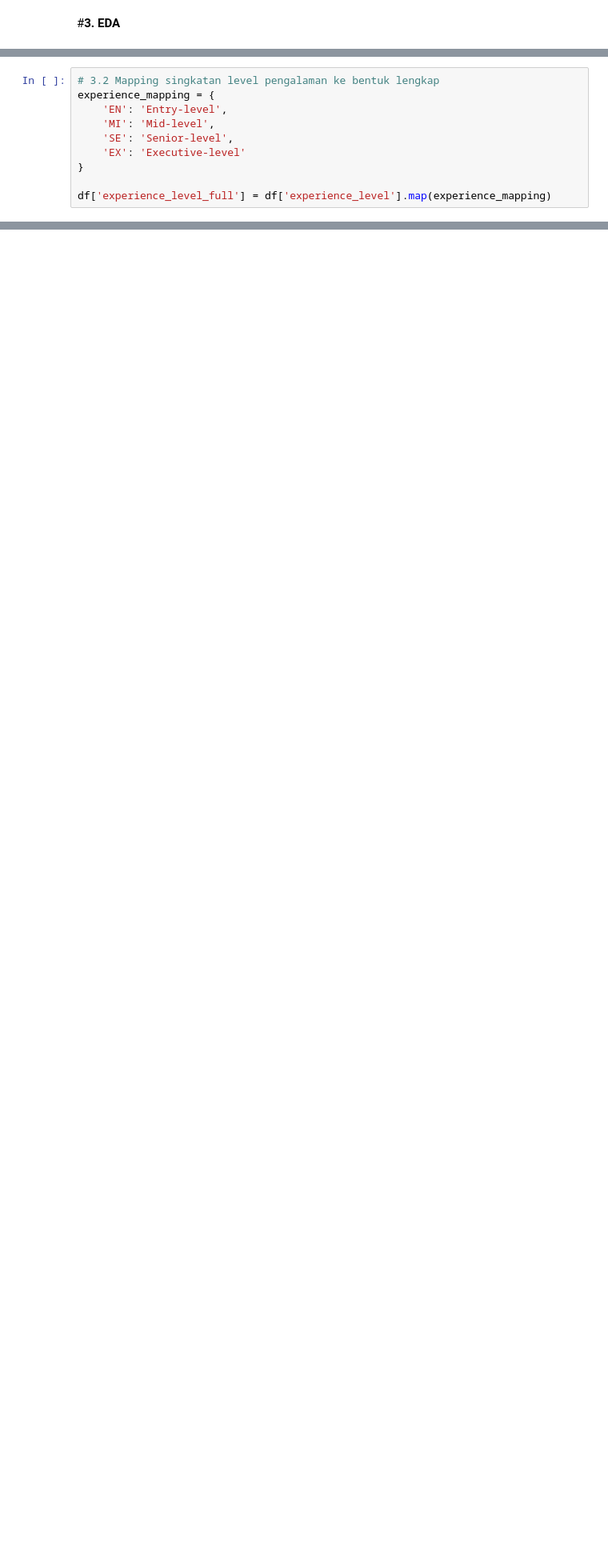
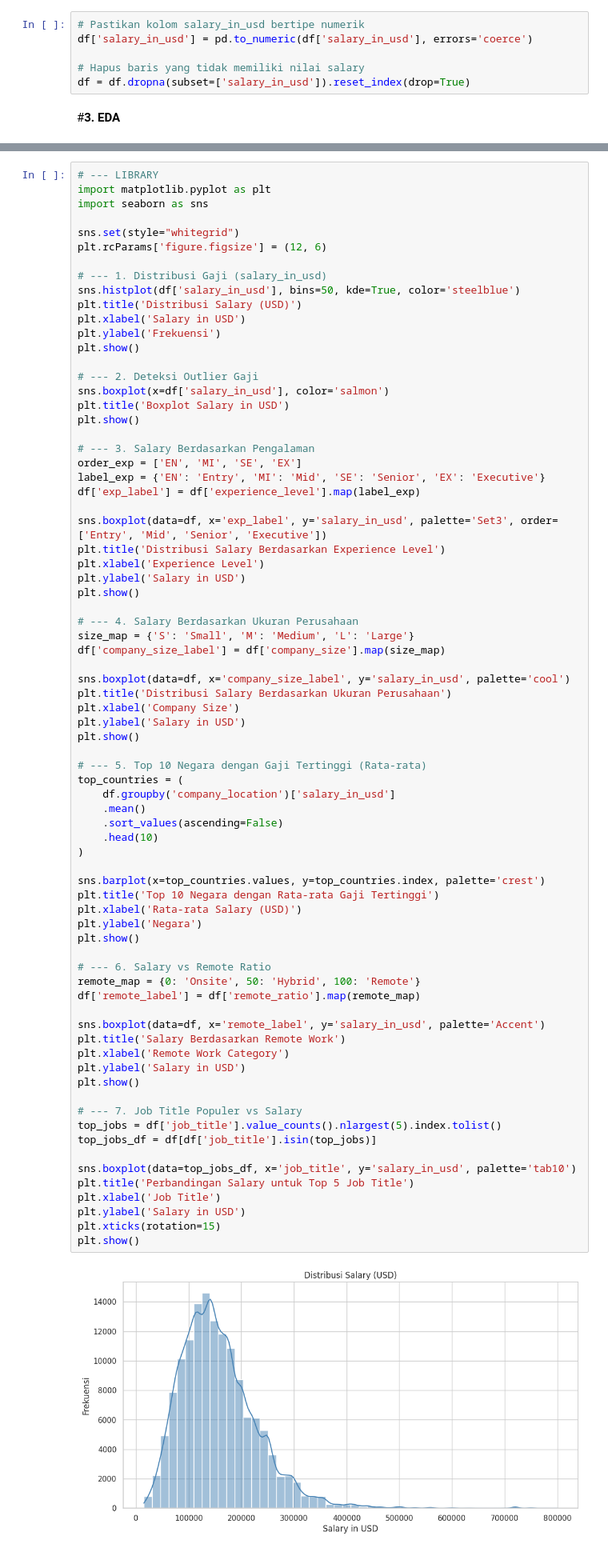
Before and after one commit to fathanzys/Data, a Jupyter notebook: uas_DataMining.ipynb, the cells around one changed output, grey strips where cells are left out. Shown at 80% size. Cells and saved outputs as stored; diff of their text form; blank space fills up the shorter version.

```diff
--- a/uas_DataMining.ipynb
+++ b/uas_DataMining.ipynb
@@ -105,2 +115,8 @@ for col in categorical_cols:
+# %%
+# Pastikan kolom salary_in_usd bertipe numerik
+df['salary_in_usd'] = pd.to_numeric(df['salary_in_usd'], errors='coerce')
+
+# Hapus baris yang tidak memiliki nilai salary
+df = df.dropna(subset=['salary_in_usd']).reset_index(drop=True)
 # %% [markdown]
 #**3. EDA**
@@ -125,10 +122,0 @@ plt.show()
-# %%
-# 3.2 Mapping singkatan level pengalaman ke bentuk lengkap
-experience_mapping = {
-    'EN': 'Entry-level',
-    'MI': 'Mid-level',
-    'SE': 'Senior-level',
-    'EX': 'Executive-level'
-}
-
-df['experience_level_full'] = df['experience_level'].map(experience_mapping)
@@ -193,0 +139,77 @@ Name: salary_in_usd, dtype: float64
+# %%
+# --- LIBRARY
+import matplotlib.pyplot as plt
+import seaborn as sns
+
+sns.set(style="whitegrid")
+plt.rcParams['figure.figsize'] = (12, 6)
+
+# --- 1. Distribusi Gaji (salary_in_usd)
+sns.histplot(df['salary_in_usd'], bins=50, kde=True, color='steelblue')
+plt.title('Distribusi Salary (USD)')
+plt.xlabel('Salary in USD')
+plt.ylabel('Frekuensi')
+plt.show()
+
+# --- 2. Deteksi Outlier Gaji
+sns.boxplot(x=df['salary_in_usd'], color='salmon')
+plt.title('Boxplot Salary in USD')
+plt.show()
+
+# --- 3. Salary Berdasarkan Pengalaman
+order_exp = ['EN', 'MI', 'SE', 'EX']
+label_exp = {'EN': 'Entry', 'MI': 'Mid', 'SE': 'Senior', 'EX': 'Executive'}
+df['exp_label'] = df['experience_level'].map(label_exp)
+
+sns.boxplot(data=df, x='exp_label', y='salary_in_usd', palette='Set3', order=['Entry', 'Mid', 'Senior', 'Executive'])
+plt.title('Distribusi Salary Berdasarkan Experience Level')
+plt.xlabel('Experience Level')
+plt.ylabel('Salary in USD')
+plt.show()
+
+# --- 4. Salary Berdasarkan Ukuran Perusahaan
+size_map = {'S': 'Small', 'M': 'Medium', 'L': 'Large'}
+df['company_size_label'] = df['company_size'].map(size_map)
+
+sns.boxplot(data=df, x='company_size_label', y='salary_in_usd', palette='cool')
+plt.title('Distribusi Salary Berdasarkan Ukuran Perusahaan')
+plt.xlabel('Company Size')
+plt.ylabel('Salary in USD')
+plt.show()
+
+# --- 5. Top 10 Negara dengan Gaji Tertinggi (Rata-rata)
+top_countries = (
+    df.groupby('company_location')['salary_in_usd']
+    .mean()
+    .sort_values(ascending=False)
+    .head(10)
+)
+
+sns.barplot(x=top_countries.values, y=top_countries.index, palette='crest')
+plt.title('Top 10 Negara dengan Rata-rata Gaji Tertinggi')
+plt.xlabel('Rata-rata Salary (USD)')
+plt.ylabel('Negara')
+plt.show()
+
+# --- 6. Salary vs Remote Ratio
+remote_map = {0: 'Onsite', 50: 'Hybrid', 100: 'Remote'}
+df['remote_label'] = df['remote_ratio'].map(remote_map)
+
+sns.boxplot(data=df, x='remote_label', y='salary_in_usd', palette='Accent')
+plt.title('Salary Berdasarkan Remote Work')
+plt.xlabel('Remote Work Category')
+plt.ylabel('Salary in USD')
+plt.show()
+
+# --- 7. Job Title Populer vs Salary
+top_jobs = df['job_title'].value_counts().nlargest(5).index.tolist()
+top_jobs_df = df[df['job_title'].isin(top_jobs)]
+
+sns.boxplot(data=top_jobs_df, x='job_title', y='salary_in_usd', palette='tab10')
+plt.title('Perbandingan Salary untuk Top 5 Job Title')
+plt.xlabel('Job Title')
+plt.ylabel('Salary in USD')
+plt.xticks(rotation=15)
+plt.show()
+# %% [output]
+[figure, added]
```
Also changed, not shown: parts of 58 cells of this notebook.
